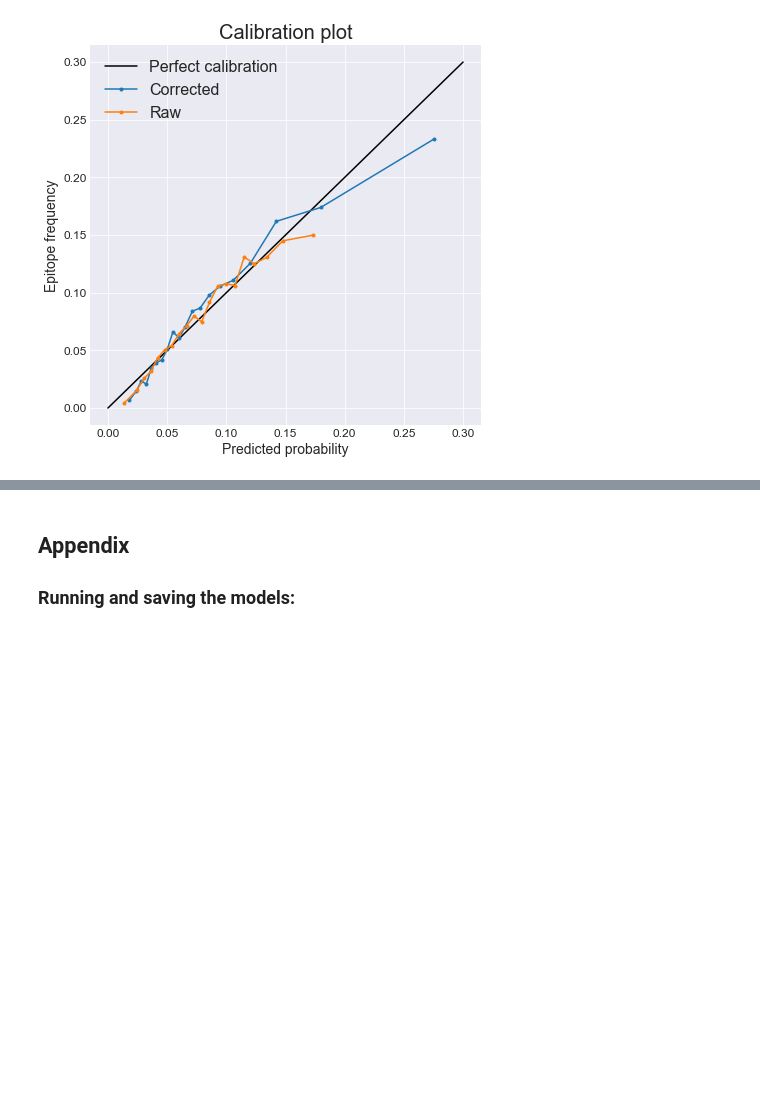
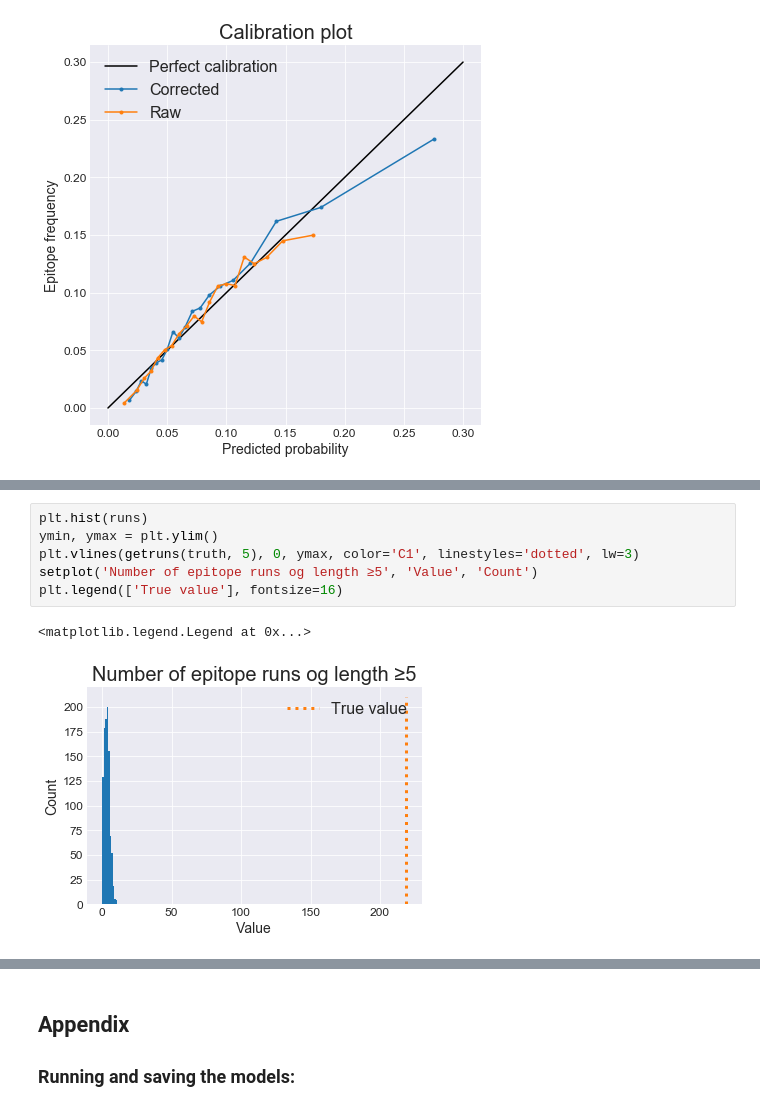
Before and after one commit to BirkirRey/BayesianBepipred, a Jupyter notebook: jakob_dennis/report_nissen_pohl.ipynb, the cells around one changed output, grey strips where cells are left out. Cells and saved outputs as stored; diff of their text form; blank space fills up the shorter version.

```diff
--- a/jakob_dennis/report_nissen_pohl.ipynb
+++ b/jakob_dennis/report_nissen_pohl.ipynb
@@ -767,0 +857,9 @@ Predicting epitope regions remains a challenging task. In this project we were a
+# %%
+plt.hist(runs)
+ymin, ymax = plt.ylim()
+plt.vlines(getruns(truth, 5), 0, ymax, color='C1', linestyles='dotted', lw=3)
+setplot('Number of epitope runs og length ≥5', 'Value', 'Count')
+plt.legend(['True value'], fontsize=16)
+# %% [output]
+<matplotlib.legend.Legend at 0x...>
+[figure, added]
```
Also changed, not shown: parts of 9 cells of this notebook.
